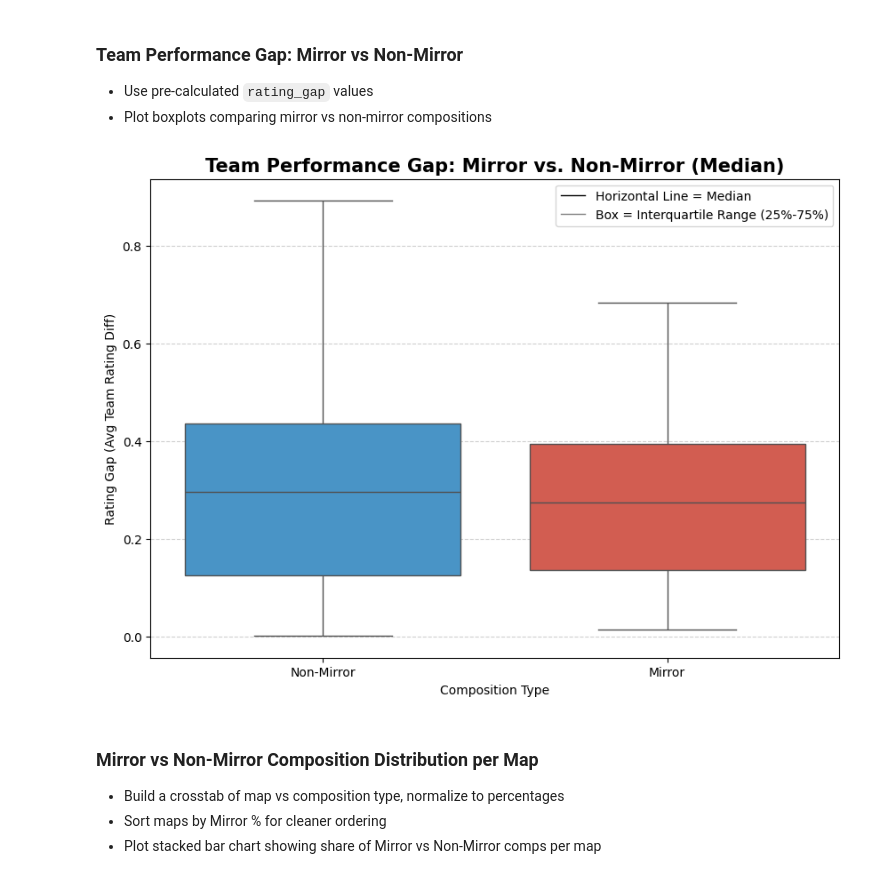
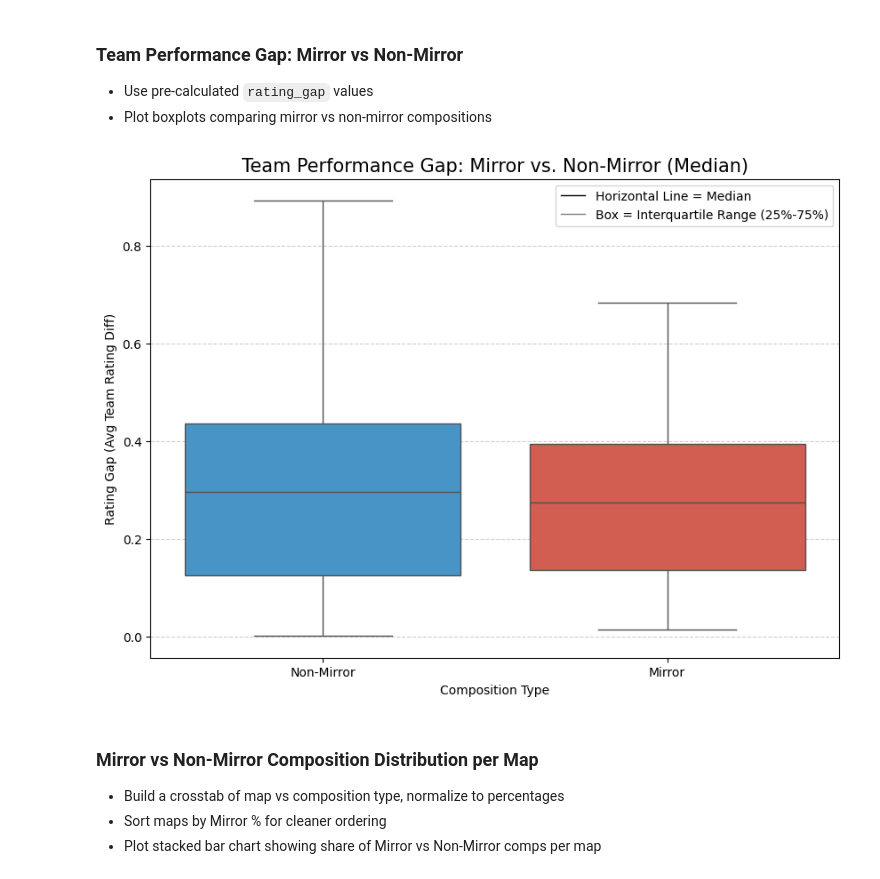
Before and after one commit to Piyush86kumar/Valorant-Champions-2024-Analysis, a Jupyter notebook: Detailed_player_stats.ipynb, the cells around one changed output. Cells and saved outputs as stored; diff of their text form; code cells hidden in the pictures.

```diff
--- a/Detailed_player_stats.ipynb
+++ b/Detailed_player_stats.ipynb
@@ -467,25 +467,25 @@ plt.show()
 # %%
 # Team performance gap - mirror vs non mirror
 plt.figure(figsize=(10, 7))
 
 # Plotting using the pre-calculated rating_gap
 sns.boxplot(x='composition_type', y='rating_gap', data=map_summary_df,
             hue='composition_type', palette=['#3498db', '#e74c3c'], legend=False)
 
 # Custom legend using Line2D (import is at the top of the processing block)
 legend_elements = [
     Line2D([0], [0], color='black', lw=1, label='Horizontal Line = Median'),
     Line2D([0], [0], color='grey', lw=1, label='Box = Interquartile Range (25%-75%)')
 ]
 plt.legend(handles=legend_elements, loc='upper right')
 
-plt.title('Team Performance Gap: Mirror vs. Non-Mirror (Median)', fontsize=15, fontweight='bold')
+plt.title('Team Performance Gap: Mirror vs. Non-Mirror (Median)', fontsize=15, fontweight='normal')
 plt.ylabel('Rating Gap (Avg Team Rating Diff)')
 plt.xlabel('Composition Type')
 plt.grid(axis='y', linestyle='--', alpha=0.6)
 plt.show()
 # %% [output]
-[figure, old version]
+[figure, new version]
 # %% [markdown]
 ### Mirror vs Non‑Mirror Composition Distribution per Map
 - Build a crosstab of map vs composition type, normalize to percentages
```
Also changed, not shown: parts of 13 cells of this notebook, 4 other files.
